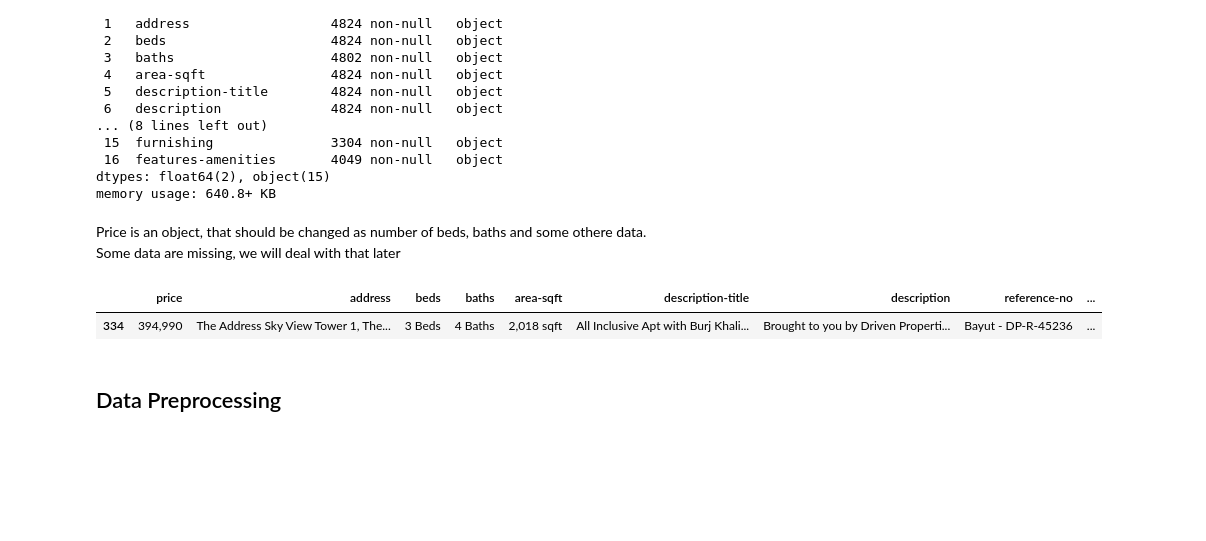
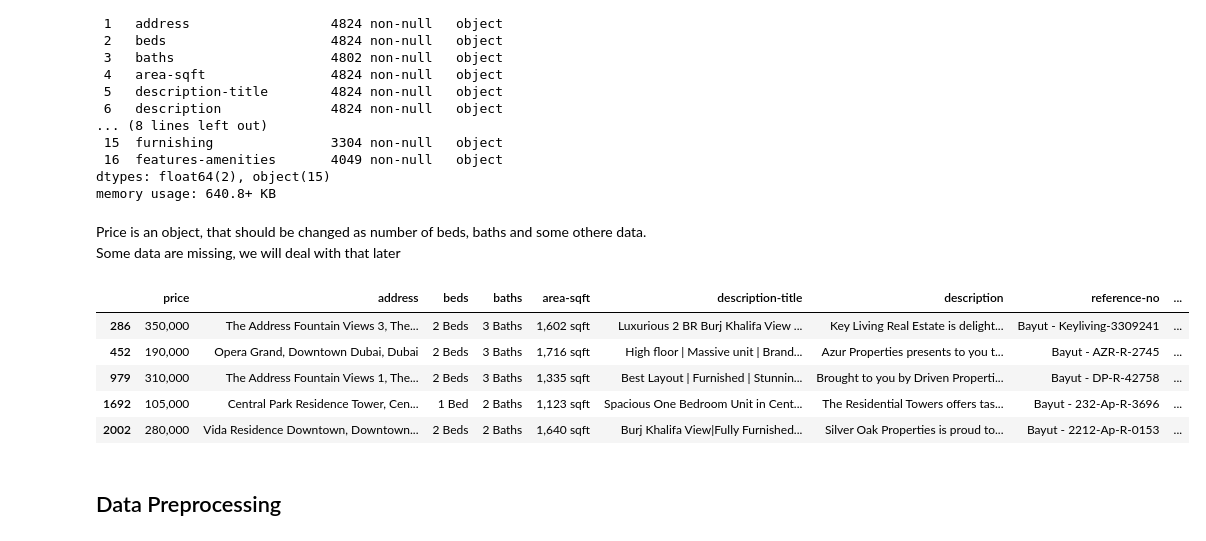
Before and after one commit to imeleges/REMA_Dubai, a Jupyter notebook: bayut_dubai_difc_downtown.ipynb, the cells around one changed output. Saved outputs shown, nothing was run; the diff lists cells and outputs as text; code cells hidden in the pictures; blank space fills up the shorter version.

```diff
--- a/bayut_dubai_difc_downtown.ipynb
+++ b/bayut_dubai_difc_downtown.ipynb
@@ -69,6 +66,8 @@ Loading .CSV file with pandas using python engine and checking first 5 rows of d
 data = pd.read_csv('bayut-dubai-difc-downtown.csv', engine='python')
 # %%
 pd.set_option("display.max_columns", None)
+# %%
+pd.set_option('display.float_format', lambda x: f'{x:.2f}')
 # %%
 data.head(5)
 # %% [output]
@@ -120,10 +117,14 @@ memory usage: 640.8+ KB
 Price is an object, that should be changed as number of beds, baths and some othere data.
 Some data are missing, we will deal with that later
 # %%
-data.sample()
+data.sample(5)
 # %% [output]
 |  | price | address | beds | baths | area-sqft | description-title | description | reference-no | ... |
-| 334 | 394,990 | The Address Sky View Tower 1, The... | 3 Beds | 4 Baths | 2,018 sqft | All Inclusive Apt with Burj Khali... | Brought to you by Driven Properti... | Bayut - DP-R-45236 | ... |
+| 286 | 350,000 | The Address Fountain Views 3, The... | 2 Beds | 3 Baths | 1,602 sqft | Luxurious 2 BR Burj Khalifa View ... | Key Living Real Estate is delight... | Bayut - Keyliving-3309241 | ... |
+| 452 | 190,000 | Opera Grand, Downtown Dubai, Dubai | 2 Beds | 3 Baths | 1,716 sqft | High floor | Massive unit | Brand... | Azur Properties presents to you t... | Bayut - AZR-R-2745 | ... |
+| 979 | 310,000 | The Address Fountain Views 1, The... | 2 Beds | 3 Baths | 1,335 sqft | Best Layout | Furnished | Stunnin... | Brought to you by Driven Properti... | Bayut - DP-R-42758 | ... |
+| 1692 | 105,000 | Central Park Residence Tower, Cen... | 1 Bed | 2 Baths | 1,123 sqft | Spacious One Bedroom Unit in Cent... | The Residential Towers offers tas... | Bayut - 232-Ap-R-3696 | ... |
+| 2002 | 280,000 | Vida Residence Downtown, Downtown... | 2 Beds | 2 Baths | 1,640 sqft | Burj Khalifa View|Fully Furnished... | Silver Oak Properties is proud to... | Bayut - 2212-Ap-R-0153 | ... |
 # %% [markdown]
 ## Data Preprocessing
 # %% [markdown]
```
Also changed, not shown: parts of 60 cells of this notebook.
